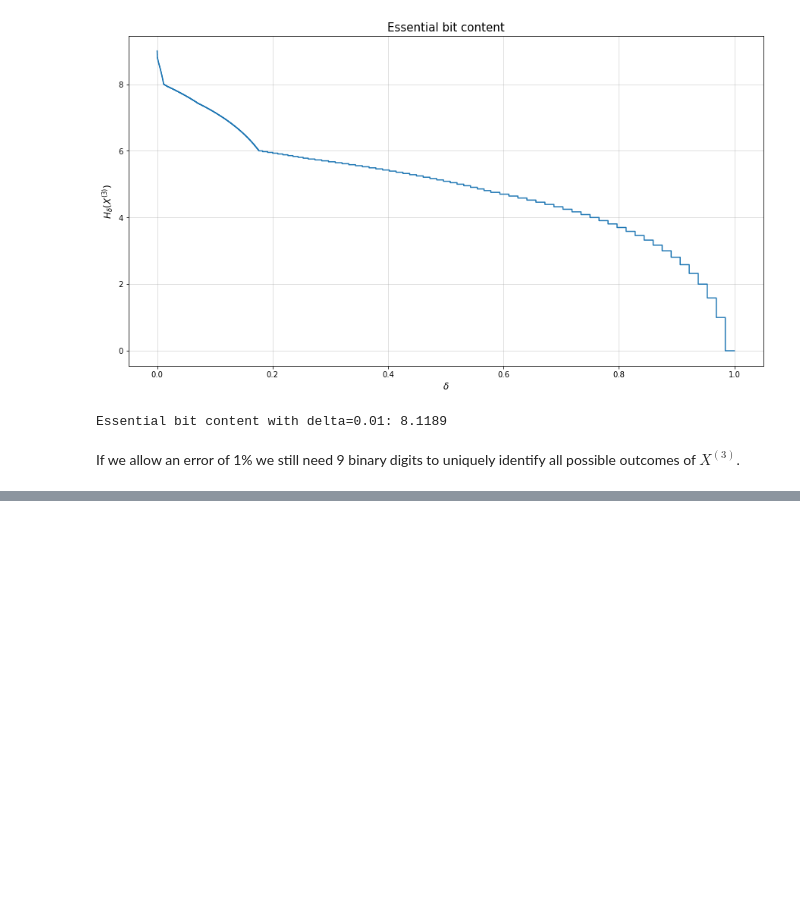
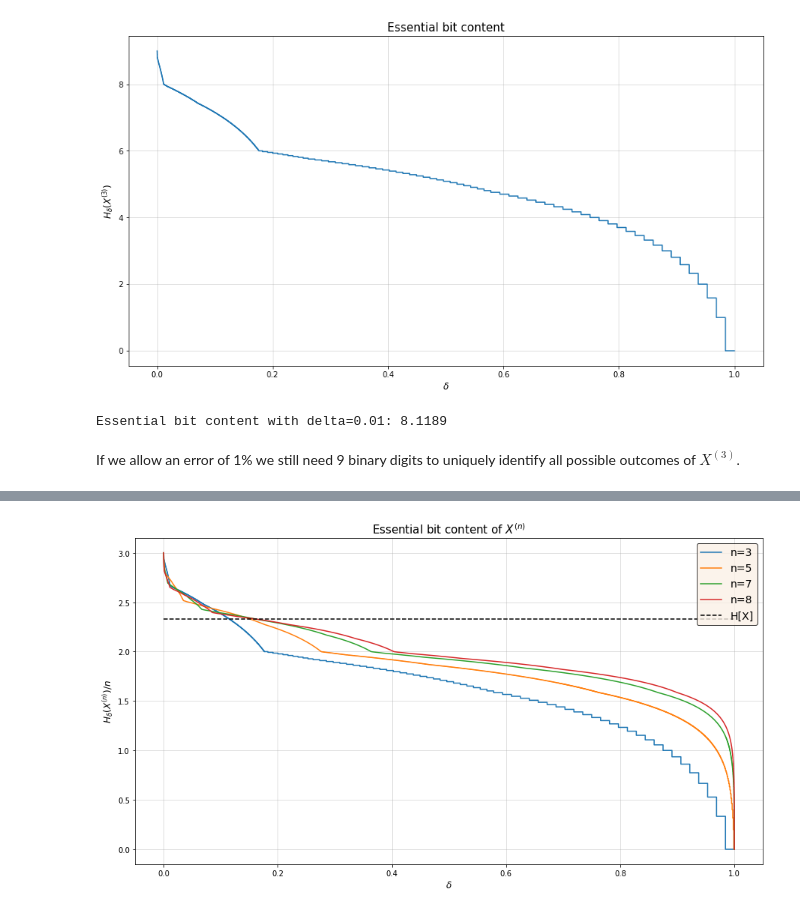
Before and after one commit to NicolaZomer/InformationTheory-Inference, a Jupyter notebook: 02_LossyCoding.ipynb, the cells around one changed output, grey strips where cells are left out. Drawn from its saved outputs; the diff is of its cells as text; code cells hidden in the pictures; blank space fills up the shorter version.

```diff
--- a/02_LossyCoding.ipynb
+++ b/02_LossyCoding.ipynb
@@ -174,0 +181,33 @@ If we allow an error of 1% we still need 9 binary digits to uniquely identify al
+# %%
+def xy_plot(n):
+    len_series = (len(x_step)-1)**n
+    # raw_bit_content = 3*n
+
+    prob_n = np.array(np.meshgrid(*[prob]*n)).T.reshape(-1, n).prod(axis=1)
+    x_step_ = np.sort(prob_n).cumsum()
+    x_step_ = np.insert(x_step_, 0, 0)
+
+    y_step_ = np.log2(range(len_series,0, -1))
+    y_step_ = np.insert(y_step_, 0, np.log2(len_series))
+
+    y_step_/=n
+
+    return x_step_, y_step_
+
+
+fig, ax = plt.subplots(1, 1, figsize=(15, 8))
+
+for i in [3, 5, 7, 8]:
+    xplot, yplot = xy_plot(i)
+    ax.step(xplot, yplot, label='n=%i' %i)
+
+ax.hlines(H_x, 0, 1, linestyles='dashed', color='black', label='H[X]')
+ax.grid(alpha=0.5)
+ax.set_title('Essential bit content of $X^{(n)}$', fontsize=15)
+ax.set_xlabel('$\delta$', fontsize=12)
+ax.set_ylabel('$H_\delta(X^{(n)})/n$', fontsize=12)
+ax.legend(edgecolor='black', facecolor='linen', fontsize=14 , loc ='best')
+
+plt.show()
+# %% [output]
+[figure, added]
```
Also changed, not shown: parts of 1 cell of this notebook.
